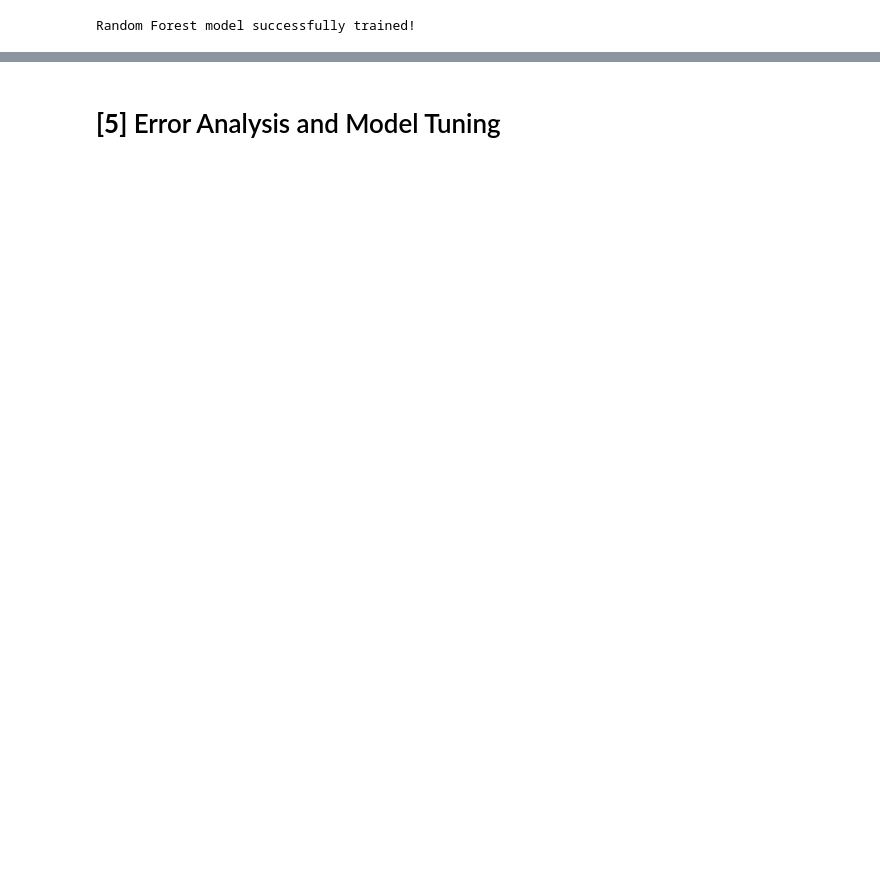
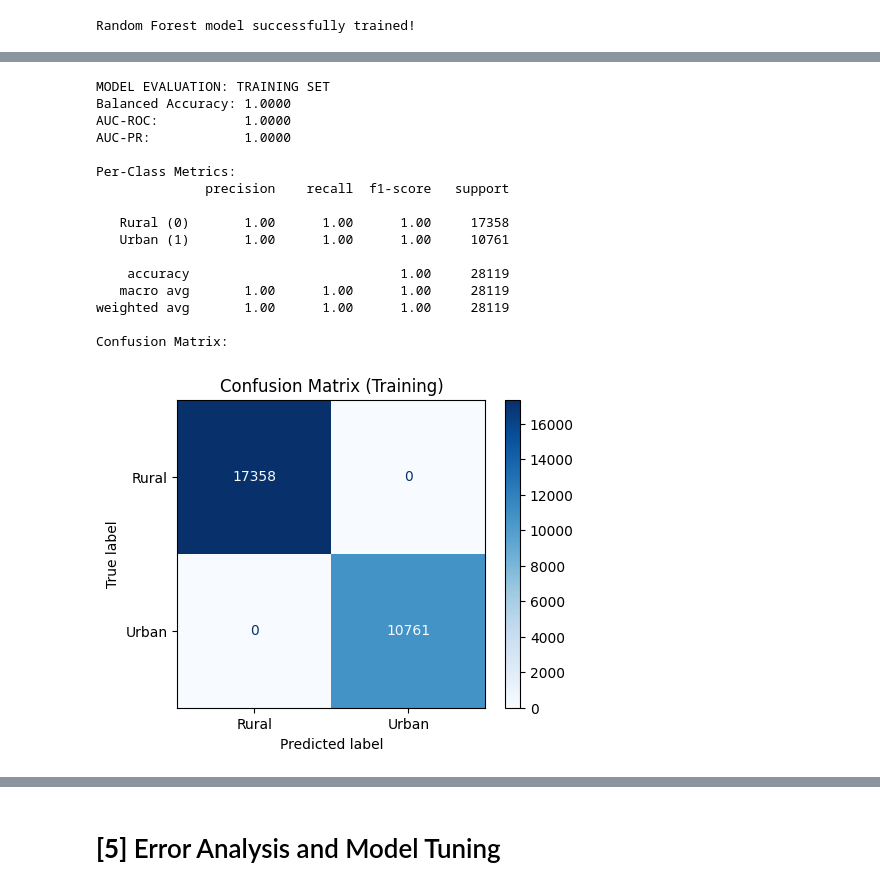
Before and after one commit to NebulaRojo9/STINTSY-MCO, a Jupyter notebook: Random Forest Classifier.ipynb, the cells around one changed output, grey strips where cells are left out. Drawn from its saved outputs; the diff is of its cells as text; code cells hidden in the pictures; blank space fills up the shorter version.

```diff
--- a/Random Forest Classifier.ipynb
+++ b/Random Forest Classifier.ipynb
@@ -34,0 +82,21 @@ Random Forest model successfully trained!
+# %%
+# Evaluate on the training data using the pre-tuned model
+train_bal_acc, train_auc_roc = evaluate_model_performance(pre_tuned_rf, X_train_scaled, y_train, "Training")
+# %% [output]
+MODEL EVALUATION: TRAINING SET
+Balanced Accuracy: 1.0000
+AUC-ROC:           1.0000
+AUC-PR:            1.0000
+
+Per-Class Metrics:
+              precision    recall  f1-score   support
+
+   Rural (0)       1.00      1.00      1.00     17358
+   Urban (1)       1.00      1.00      1.00     10761
+
+    accuracy                           1.00     28119
+   macro avg       1.00      1.00      1.00     28119
+weighted avg       1.00      1.00      1.00     28119
+
+Confusion Matrix:
+[figure, added]
```
Also changed, not shown: parts of 24 cells of this notebook.
